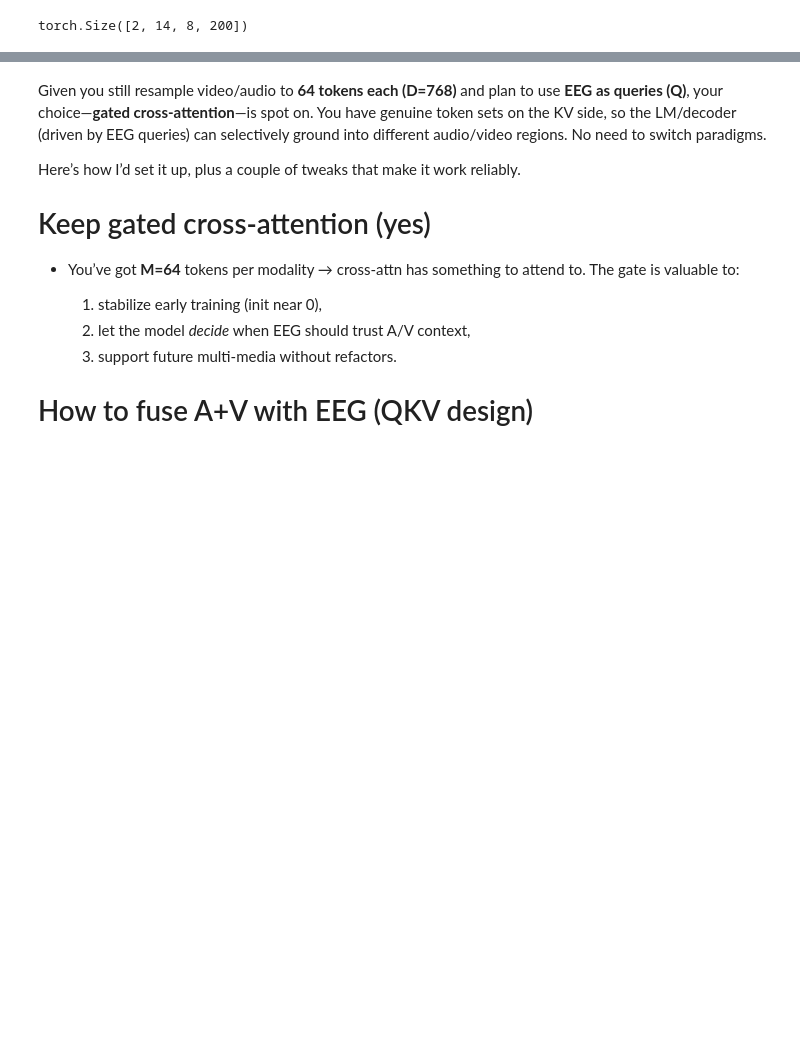
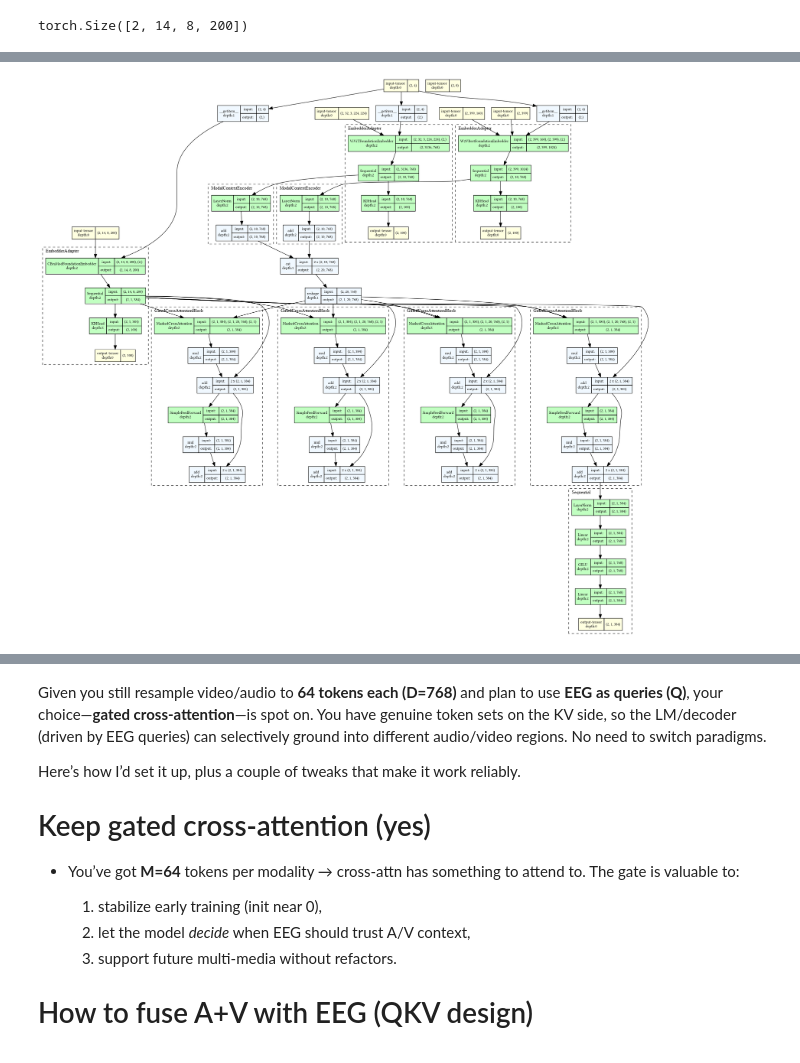
Before and after one commit to Ubriacopo/progetto-tesi, a Jupyter notebook: models/EEGAVI/base_EEGAVI/experiments.ipynb, the cells around one changed output, grey strips where cells are left out. Cells and saved outputs as stored; diff of their text form; code cells hidden in the pictures; blank space fills up the shorter version.

```diff
--- a/models/EEGAVI/base_EEGAVI/experiments.ipynb
+++ b/models/EEGAVI/base_EEGAVI/experiments.ipynb
@@ -36,0 +35,11 @@ torch.Size([2, 1, 384])
+# %%
+from torchview import draw_graph
+
+import graphviz
+graphviz.set_jupyter_format('png')
+
+# Love this library !
+model_graph = draw_graph(model, input_data={"x": x}, device='cpu', depth=2, expand_nested=True)
+model_graph.visual_graph
+# %% [output]
+[figure, added]
```
Also changed, not shown: parts of 2 cells of this notebook, 3 other files.
